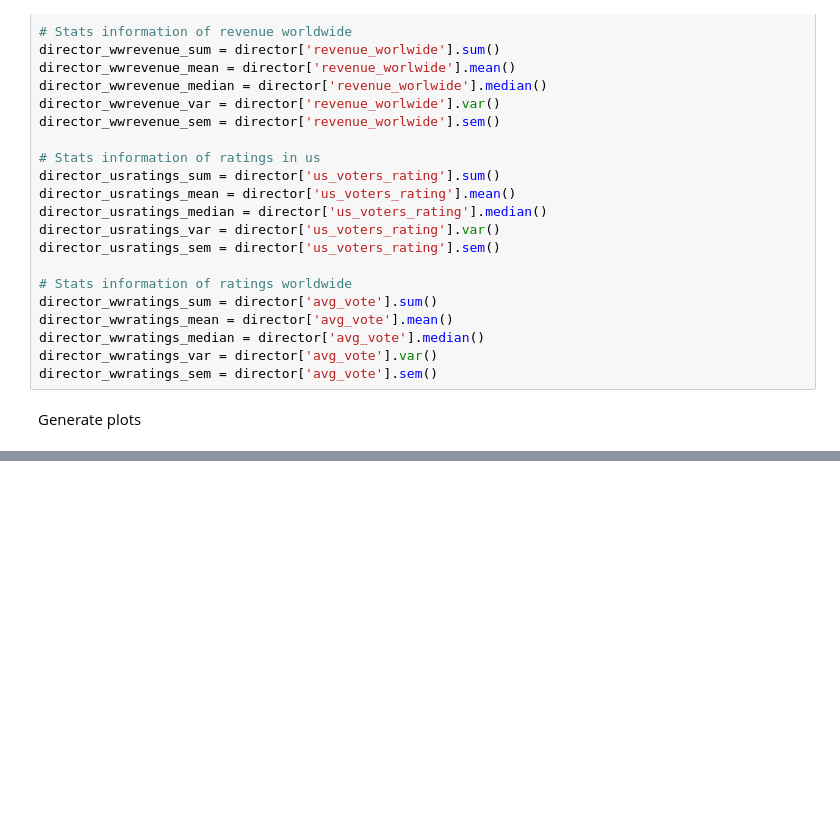
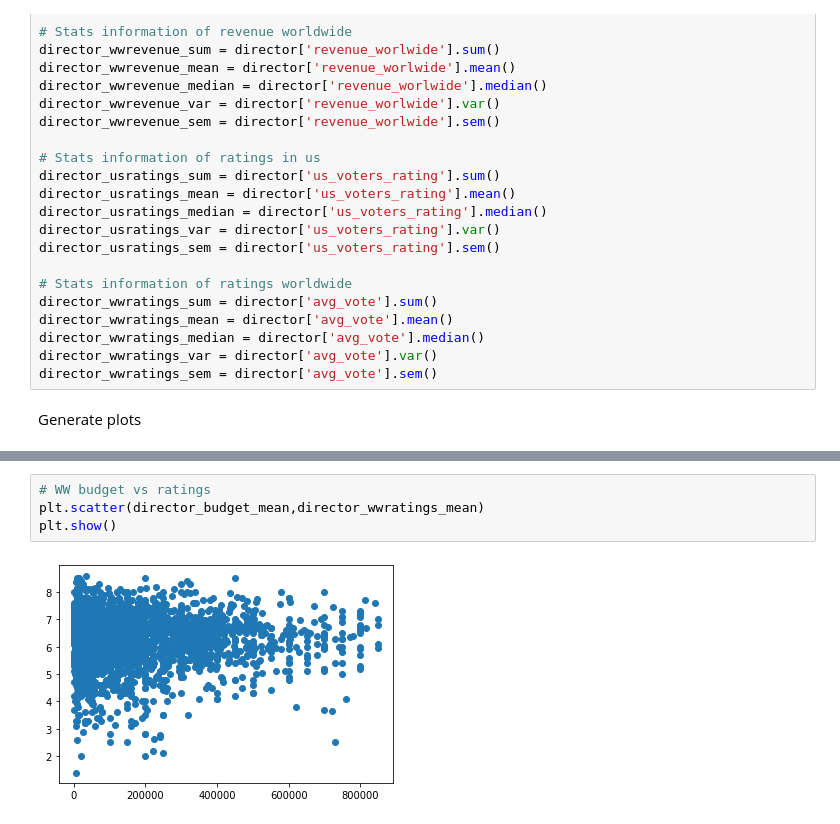
Before and after one commit to cckuqui/IMDB-analysis, a Jupyter notebook: question 3.ipynb, the cells around one changed output, grey strips where cells are left out. Saved outputs shown, nothing was run; the diff lists cells and outputs as text; blank space fills up the shorter version.

```diff
--- a/question 3.ipynb
+++ b/question 3.ipynb
@@ -275,0 +259,6 @@ plt.show()
+# %%
+# WW budget vs ratings
+plt.scatter(director_budget_mean,director_wwratings_mean)
+plt.show()
+# %% [output]
+[figure, added]
```
Also changed, not shown: parts of 4 cells of this notebook.
